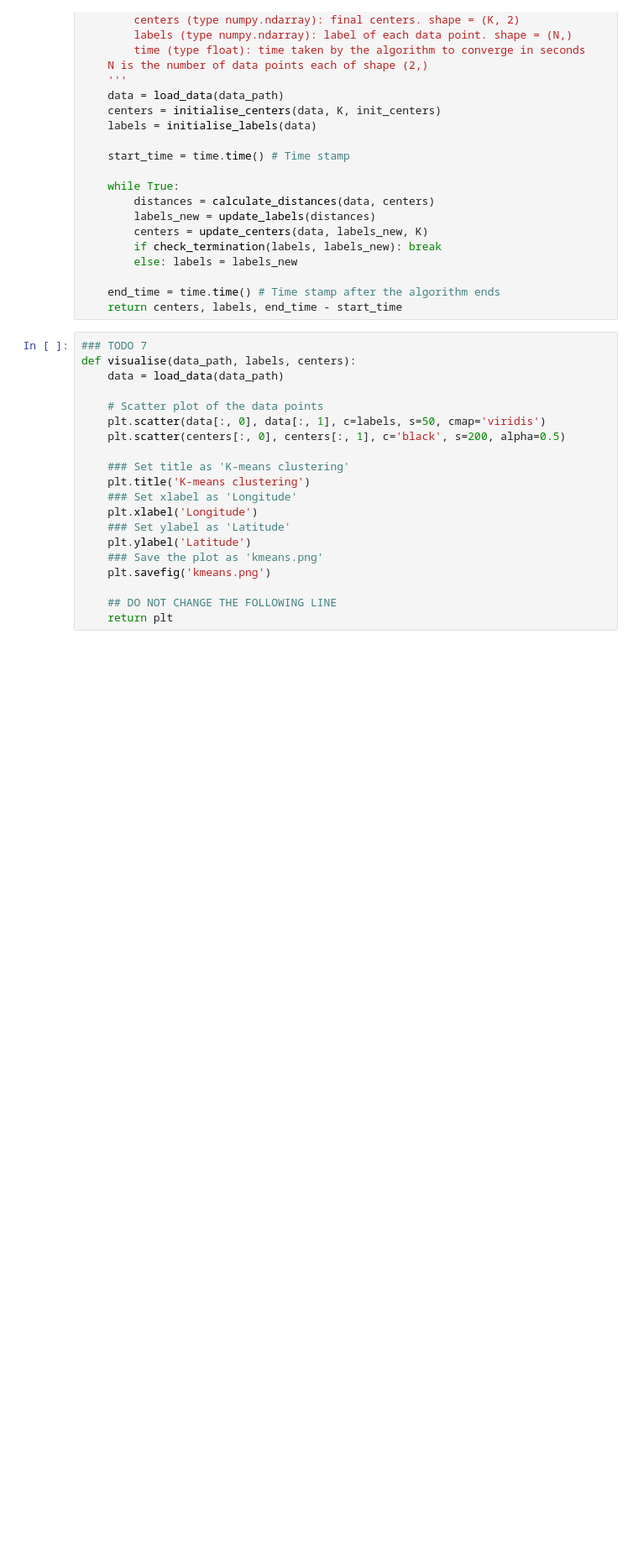
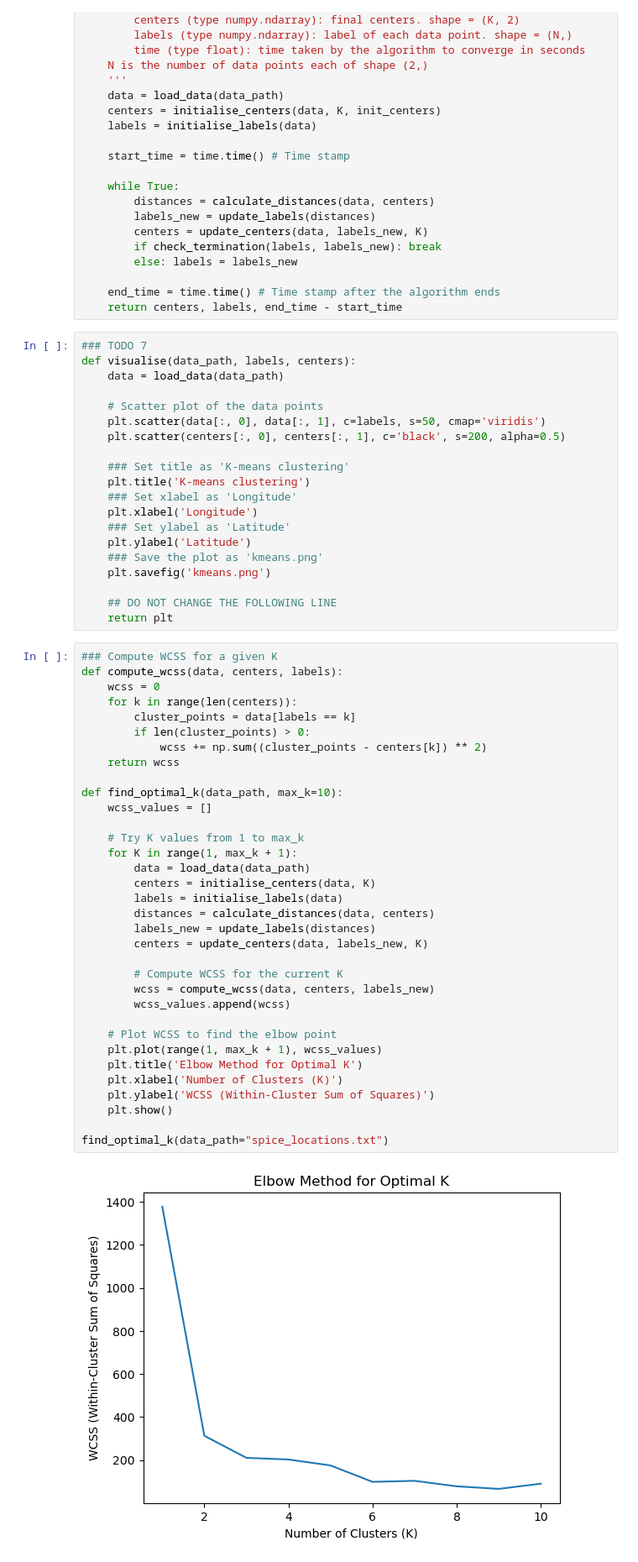
Before and after one commit to NoviceCoderInfinity/CPP_Assignment_2024, a Jupyter notebook: Assignments.ipynb, the cells around one changed output. Shown: that part at 84% size. Cells and saved outputs as stored; diff of their text form; blank space fills up the shorter version.

```diff
--- a/Assignments.ipynb
+++ b/Assignments.ipynb
@@ -498,6 +498,42 @@ def visualise(data_path, labels, centers):
 
     ## DO NOT CHANGE THE FOLLOWING LINE
     return plt
+# %%
+### Compute WCSS for a given K
+def compute_wcss(data, centers, labels):
+    wcss = 0
+    for k in range(len(centers)):
+        cluster_points = data[labels == k]
+        if len(cluster_points) > 0:
+            wcss += np.sum((cluster_points - centers[k]) ** 2)
+    return wcss
+
+def find_optimal_k(data_path, max_k=10):
+    wcss_values = []
+
+    # Try K values from 1 to max_k
+    for K in range(1, max_k + 1):
+        data = load_data(data_path)
+        centers = initialise_centers(data, K)
+        labels = initialise_labels(data)
+        distances = calculate_distances(data, centers)
+        labels_new = update_labels(distances)
+        centers = update_centers(data, labels_new, K)
+
+        # Compute WCSS for the current K
+        wcss = compute_wcss(data, centers, labels_new)
+        wcss_values.append(wcss)
+
+    # Plot WCSS to find the elbow point
+    plt.plot(range(1, max_k + 1), wcss_values)
+    plt.title('Elbow Method for Optimal K')
+    plt.xlabel('Number of Clusters (K)')
+    plt.ylabel('WCSS (Within-Cluster Sum of Squares)')
+    plt.show()
+
+find_optimal_k(data_path="spice_locations.txt")
+# %% [output]
+[figure, added]
 # %%
 ### After you have completed the above functions, run the following code to generate the plot
 data_path = 'spice_locations.txt'
```
Also changed, not shown: parts of 1 cell of this notebook, 1 other file.
